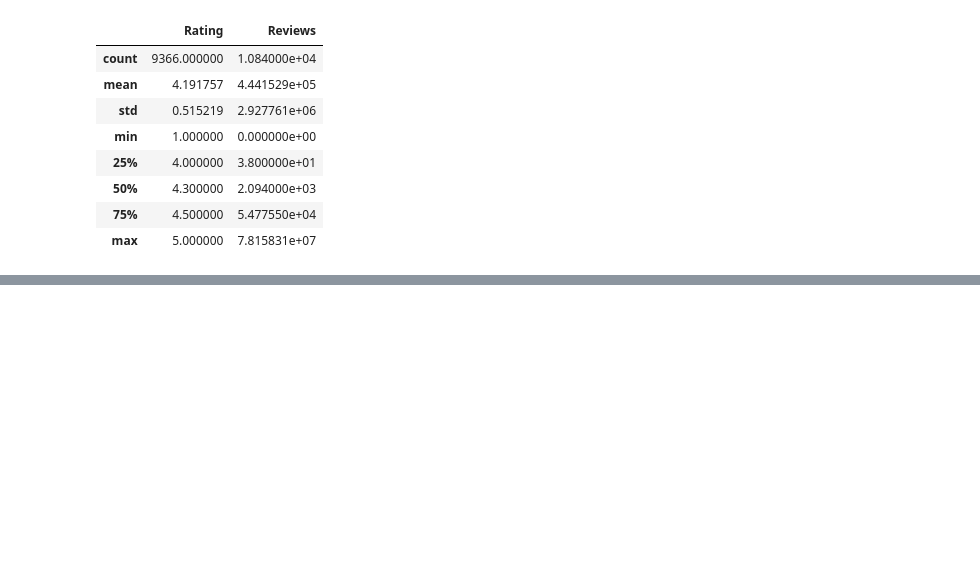
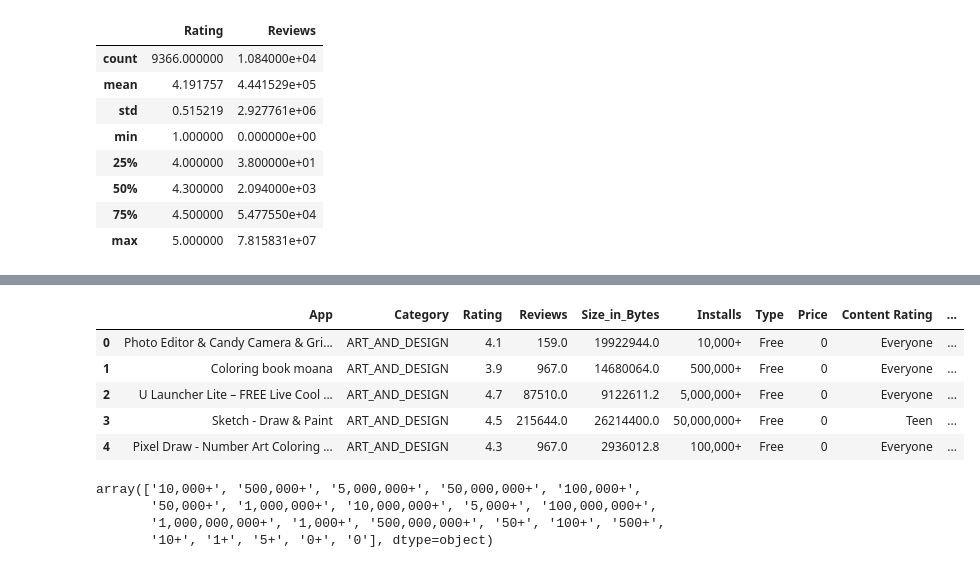
Before and after one commit to ejazurrehman/EDA_Google_Play_Store_App, a Jupyter notebook: eda_google_playstore_app.ipynb, the cells around one changed output, grey strips where cells are left out. Saved outputs shown, nothing was run; the diff lists cells and outputs as text; code cells hidden in the pictures; blank space fills up the shorter version.

```diff
--- a/eda_google_playstore_app.ipynb
+++ b/eda_google_playstore_app.ipynb
@@ -174,0 +291,16 @@ df.describe()
+# %%
+df.head()
+# %% [output]
+|  | App | Category | Rating | Reviews | Size_in_Bytes | Installs | Type | Price | Content Rating | ... |
+| 0 | Photo Editor & Candy Camera & Gri... | ART_AND_DESIGN | 4.1 | 159.0 | 19922944.0 | 10,000+ | Free | 0 | Everyone | ... |
+| 1 | Coloring book moana | ART_AND_DESIGN | 3.9 | 967.0 | 14680064.0 | 500,000+ | Free | 0 | Everyone | ... |
+| 2 | U Launcher Lite – FREE Live Cool ... | ART_AND_DESIGN | 4.7 | 87510.0 | 9122611.2 | 5,000,000+ | Free | 0 | Everyone | ... |
+| 3 | Sketch - Draw & Paint | ART_AND_DESIGN | 4.5 | 215644.0 | 26214400.0 | 50,000,000+ | Free | 0 | Teen | ... |
+| 4 | Pixel Draw - Number Art Coloring ... | ART_AND_DESIGN | 4.3 | 967.0 | 2936012.8 | 100,000+ | Free | 0 | Everyone | ... |
+# %%
+df['Installs'].unique()
+# %% [output]
+array(['10,000+', '500,000+', '5,000,000+', '50,000,000+', '100,000+',
+       '50,000+', '1,000,000+', '10,000,000+', '5,000+', '100,000,000+',
+       '1,000,000,000+', '1,000+', '500,000,000+', '50+', '100+', '500+',
+       '10+', '1+', '5+', '0+', '0'], dtype=object)
```
Also changed, not shown: parts of 18 cells of this notebook.
